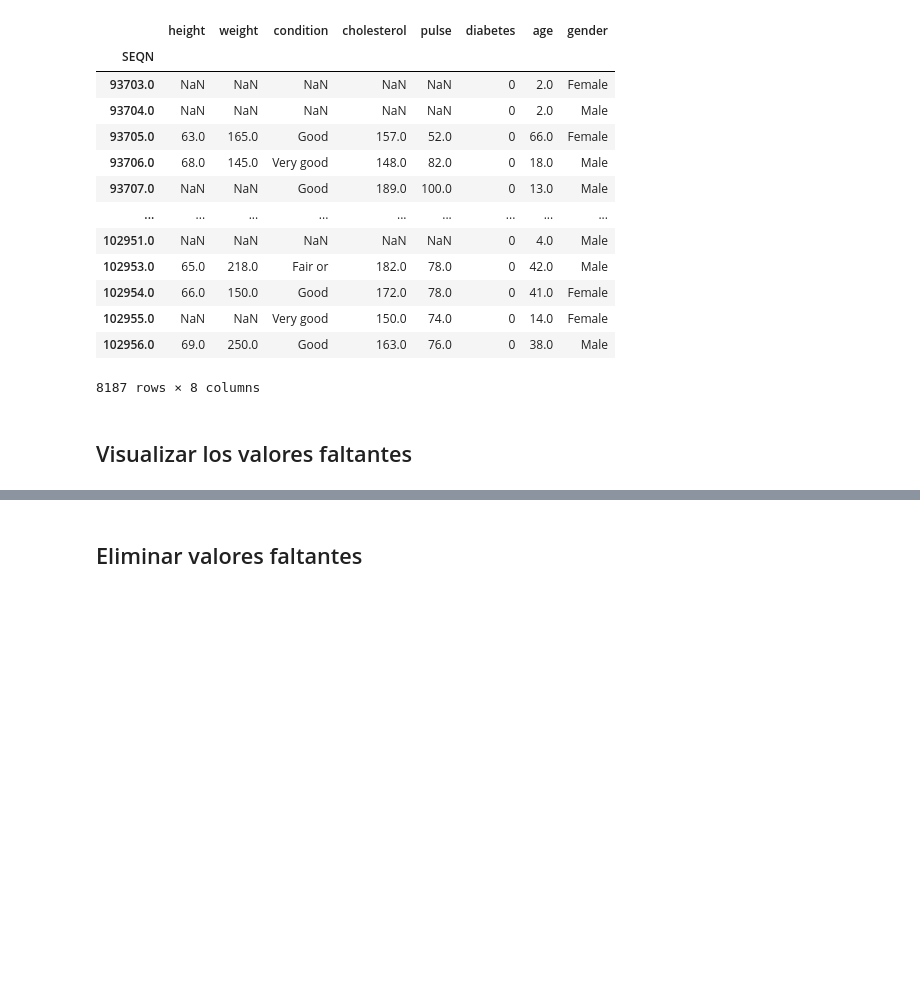
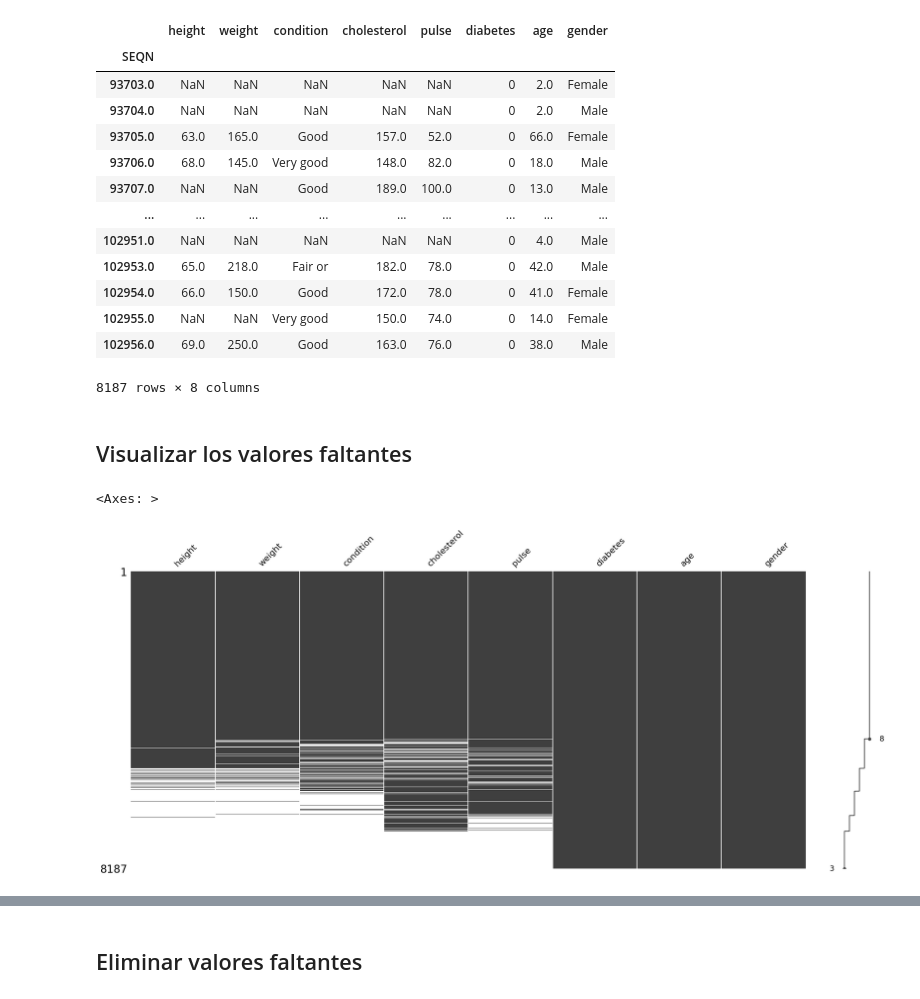
Before and after one commit to jariel17/curso-datos-faltantes-i, a Jupyter notebook: live-download-data-and-load-it.ipynb, the cells around one changed output, grey strips where cells are left out. Drawn from its saved outputs; the diff is of its cells as text; code cells hidden in the pictures; blank space fills up the shorter version.

Commit message:
Add visuals to missing data

```diff
--- a/live-download-data-and-load-it.ipynb
+++ b/live-download-data-and-load-it.ipynb
@@ -147,3 +147,12 @@ nhanes_df
 8187 rows × 8 columns
 # %% [markdown]
 ## Visualizar los valores faltantes
+# %%
+(
+    nhanes_df
+    .missing.sort_variables_by_missingness()
+    .pipe(missingno.matrix, sort="descending")
+)
+# %% [output]
+<Axes: >
+[figure, added]
```
Also changed, not shown: parts of 3 cells of this notebook, 1 other file.
